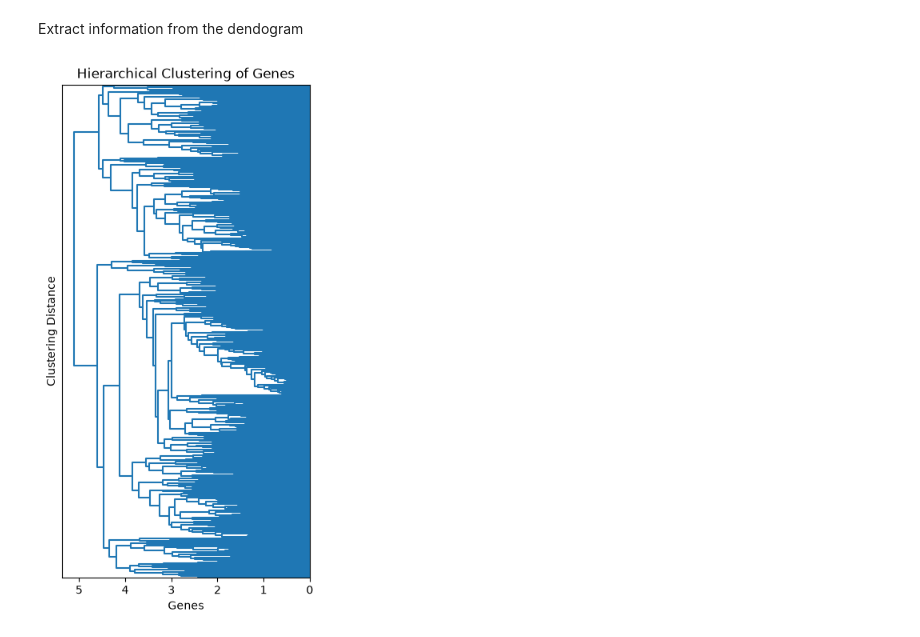
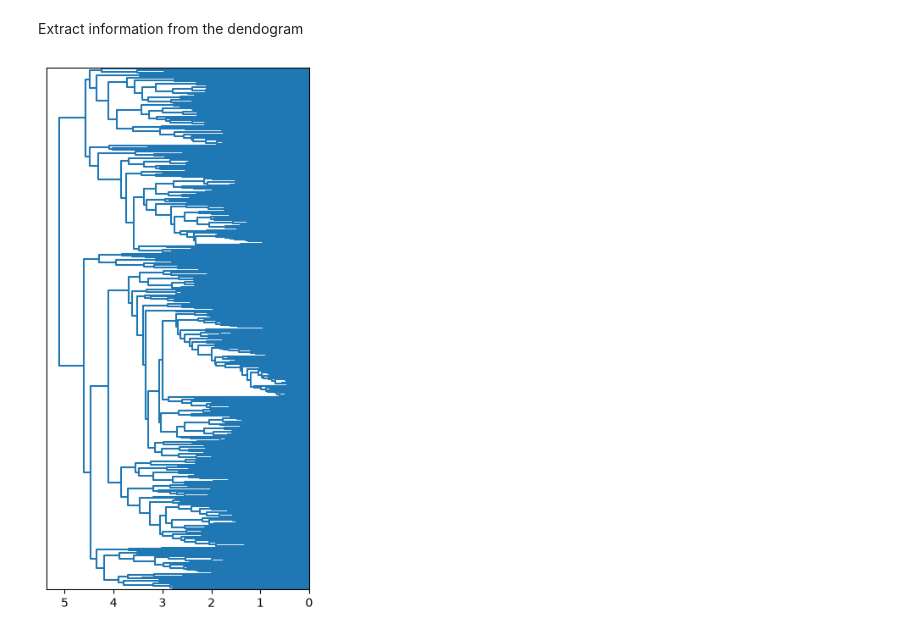
Before and after one commit to caroline-reges/Response-of-Tomato-Plant-to-Salinity-and-Heat-Stress, a Jupyter notebook: Code.ipynb, the cells around one changed output. Saved outputs shown, nothing was run; the diff lists cells and outputs as text; code cells hidden in the pictures.

```diff
--- a/Code.ipynb
+++ b/Code.ipynb
@@ -174,24 +174,20 @@ Extract information from the dendogram
 # %%
 # Get the gene clustering information
 linkage_matrix = g.dendrogram_row.linkage
 
 plt.figure(figsize=(4, 8))
 
 dendrogram(
     linkage_matrix,
     orientation = 'left',
     no_labels=True,
     color_threshold=0
 )
 
-plt.xlabel("Genes")
-plt.ylabel("Clustering Distance")
-plt.title("Hierarchical Clustering of Genes")
-
 plt.gca().invert_yaxis() #this makes it actually line up with my heatmap
 
 plt.savefig('images/dendrogram.png', dpi=300, bbox_inches='tight')
 
 plt.show()
 # %% [output]
-[figure, old version]
+[figure, new version]
```
Also changed, not shown: parts of 4 cells of this notebook, 6 other files.
